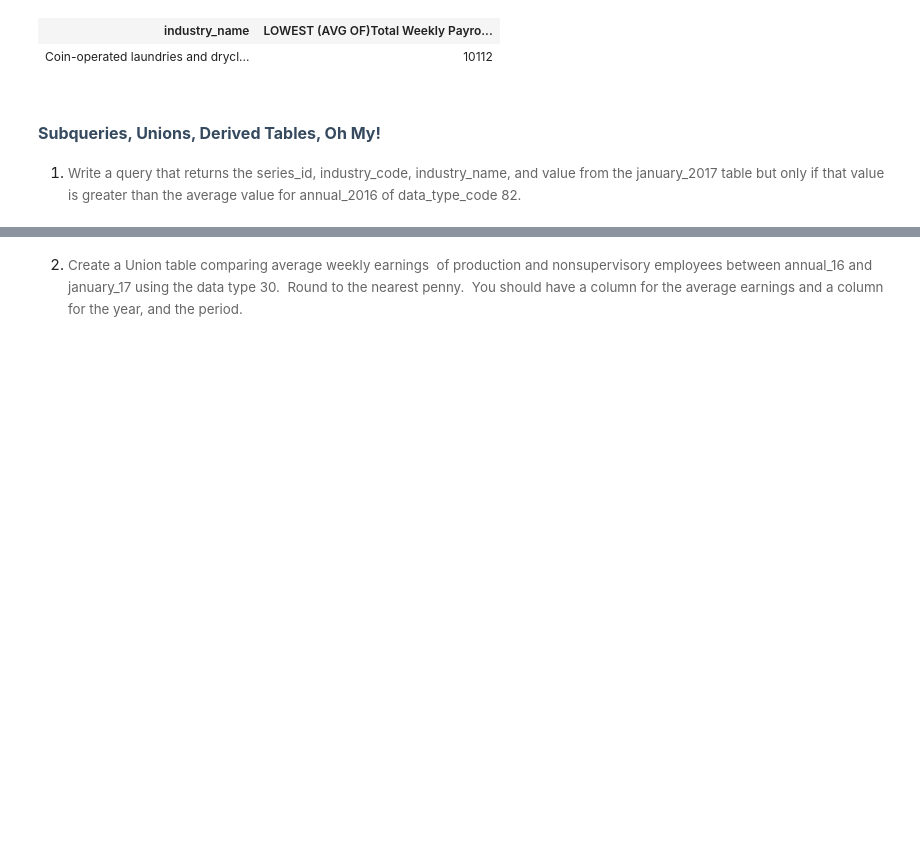
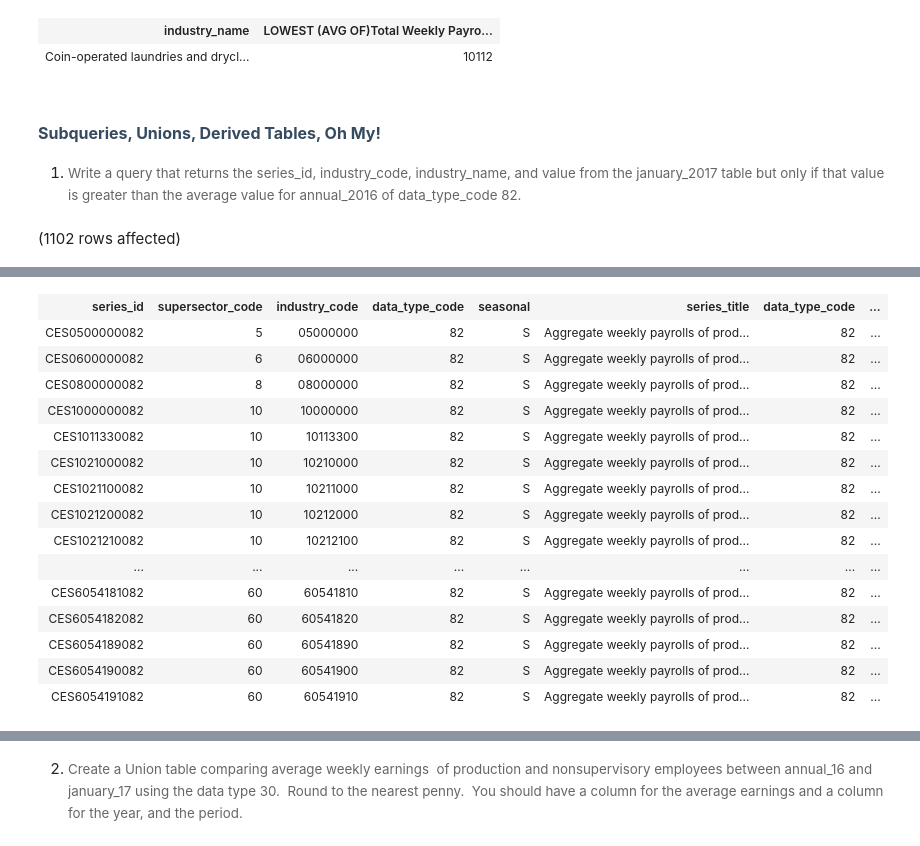
Before and after one commit to Oceyaunna/Assignment3_9to5, a Jupyter notebook: 9to5.ipynb, the cells around one changed output, grey strips where cells are left out. Saved outputs shown, nothing was run; the diff lists cells and outputs as text; code cells hidden in the pictures; blank space fills up the shorter version.

```diff
--- a/9to5.ipynb
+++ b/9to5.ipynb
@@ -411,3 +409,10 @@ Total execution time: 00:00:00.205
 ## <span style="font-size: 12pt; font-family: Montserrat, sans-serif; color: rgb(53, 74, 95); background-color: rgb(255, 255, 255); font-weight: 700; font-variant-numeric: normal; font-variant-east-asian: normal; vertical-align: baseline; white-space: pre-wrap;">Subqueries, Unions, Derived Tables, Oh My!</span>
 
 1. <span style="background-color: rgb(255, 255, 255); font-size: 10pt; white-space: pre-wrap; color: rgb(102, 102, 102); font-family: Arvo, serif;">Write a query that returns the series_id, industry_code, industry_name, and value from the january_2017 table but only if that value is greater than the average value for annual_2016 of data_type_code 82.</span>
+# %%
+SELECT * FROM series
+JOIN datatype
+ON series.data_type_code = datatype.data_type_code
+WHERE series.data_type_code = 82
+# %% [output]
+(1102 rows affected)
@@ -414,3 +420,19 @@ Total execution time: 00:00:00.205
+| series_id | supersector_code | industry_code | data_type_code | seasonal | series_title | data_type_code | ... |
+| CES0500000082 | 5 | 05000000 | 82 | S | Aggregate weekly payrolls of prod... | 82 | ... |
+| CES0600000082 | 6 | 06000000 | 82 | S | Aggregate weekly payrolls of prod... | 82 | ... |
+| CES0800000082 | 8 | 08000000 | 82 | S | Aggregate weekly payrolls of prod... | 82 | ... |
+| CES1000000082 | 10 | 10000000 | 82 | S | Aggregate weekly payrolls of prod... | 82 | ... |
+| CES1011330082 | 10 | 10113300 | 82 | S | Aggregate weekly payrolls of prod... | 82 | ... |
+| CES1021000082 | 10 | 10210000 | 82 | S | Aggregate weekly payrolls of prod... | 82 | ... |
+| CES1021100082 | 10 | 10211000 | 82 | S | Aggregate weekly payrolls of prod... | 82 | ... |
+| CES1021200082 | 10 | 10212000 | 82 | S | Aggregate weekly payrolls of prod... | 82 | ... |
+| CES1021210082 | 10 | 10212100 | 82 | S | Aggregate weekly payrolls of prod... | 82 | ... |
+| ... | ... | ... | ... | ... | ... | ... | ... |
+| CES6054181082 | 60 | 60541810 | 82 | S | Aggregate weekly payrolls of prod... | 82 | ... |
+| CES6054182082 | 60 | 60541820 | 82 | S | Aggregate weekly payrolls of prod... | 82 | ... |
+| CES6054189082 | 60 | 60541890 | 82 | S | Aggregate weekly payrolls of prod... | 82 | ... |
+| CES6054190082 | 60 | 60541900 | 82 | S | Aggregate weekly payrolls of prod... | 82 | ... |
+| CES6054191082 | 60 | 60541910 | 82 | S | Aggregate weekly payrolls of prod... | 82 | ... |
 # %%
 /*First I join the tables: january_2017, series, and industry to display the following
   coloumns: series_id, industry_code, industry_name, and value
```
Also changed, not shown: parts of 4 cells of this notebook.
